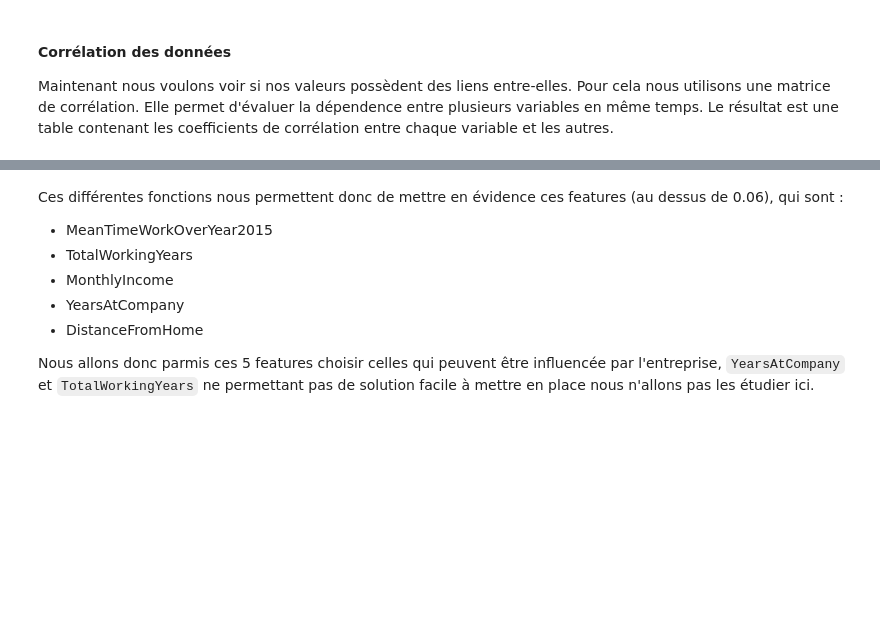
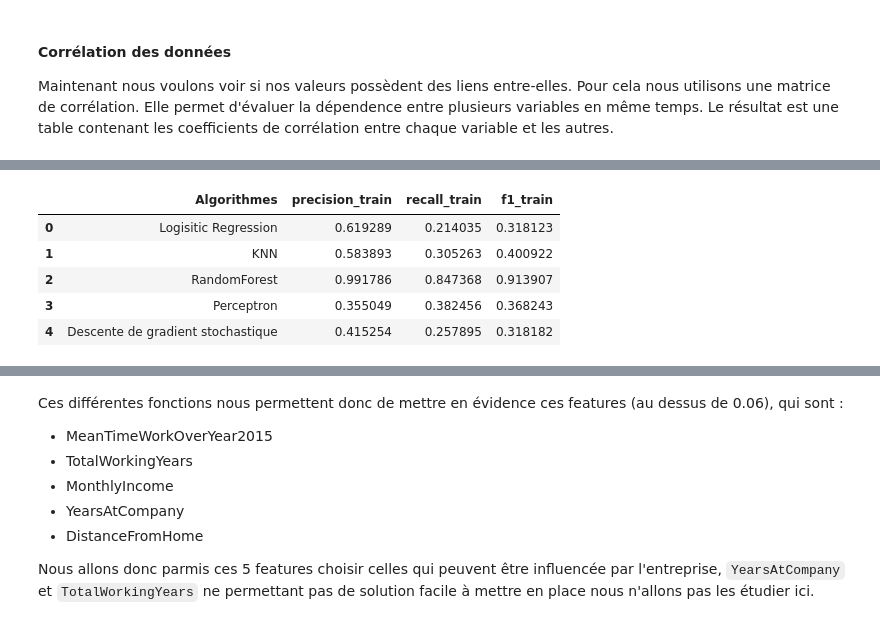
Before and after one commit to anthonylorendeaux/jupyter-human-for-you, a Jupyter notebook: CESI-HumanForYou.ipynb, the cells around one changed output, grey strips where cells are left out. Saved outputs shown, nothing was run; the diff lists cells and outputs as text; code cells hidden in the pictures; blank space fills up the shorter version.

```diff
--- a/CESI-HumanForYou.ipynb
+++ b/CESI-HumanForYou.ipynb
@@ -675,0 +951,33 @@ evaluation_accuracy(fitted_model, X_train, y_train_label)
+# %%
+ def recall_precision(estimator_train, X_train, y_true_train):
+    # Print les infos de base (précision, recall, f1...)
+    y_pred_train = cross_val_predict(estimator_train, X_train, y_true_train, cv=7)
+    precision_train = precision_score(y_true_train, y_pred_train)
+    recall_train = recall_score(y_true_train, y_pred_train)
+    f1_train = f1_score(y_true_train, y_pred_train)
+
+    return precision_train, recall_train, f1_train
+
+
+# Jeu d'entrainement
+precision_reglog, recall_reglog, f1_reglog = recall_precision(fitted_model['Logistic Regression'], X_train, y_train_label)
+precision_knn, recall_knn, f1_knn = recall_precision(fitted_model['KNN'], X_train, y_train_label)
+precision_rf, recall_rf, f1_rf = recall_precision(fitted_model['Random Forest'], X_train, y_train_label)
+precision_perceptron, recall_perceptron, f1_perceptron = recall_precision(fitted_model['Perceptron'], X_train, y_train_label)
+precision_dgs, recall_dgs, f1_dgs = recall_precision(fitted_model['Descente de gradient'], X_train, y_train_label)
+
+data_param = {
+    'Algorithmes': ["Logisitic Regression", "KNN", "RandomForest", "Perceptron", "Descente de gradient stochastique"],
+    'precision_train': [precision_reglog, precision_knn, precision_rf, precision_perceptron, precision_dgs],
+    'recall_train': [recall_reglog, recall_knn, recall_rf, recall_perceptron, recall_dgs],
+    'f1_train': [f1_reglog, f1_knn, f1_rf, f1_perceptron, f1_dgs]
+}
+hyperparameter = pd.DataFrame(data=data_param)
+hyperparameter
+# %% [output]
+|  | Algorithmes | precision_train | recall_train | f1_train |
+| 0 | Logisitic Regression | 0.619289 | 0.214035 | 0.318123 |
+| 1 | KNN | 0.583893 | 0.305263 | 0.400922 |
+| 2 | RandomForest | 0.991786 | 0.847368 | 0.913907 |
+| 3 | Perceptron | 0.355049 | 0.382456 | 0.368243 |
+| 4 | Descente de gradient stochastique | 0.415254 | 0.257895 | 0.318182 |
```
Also changed, not shown: parts of 107 cells of this notebook, 1 other file.
